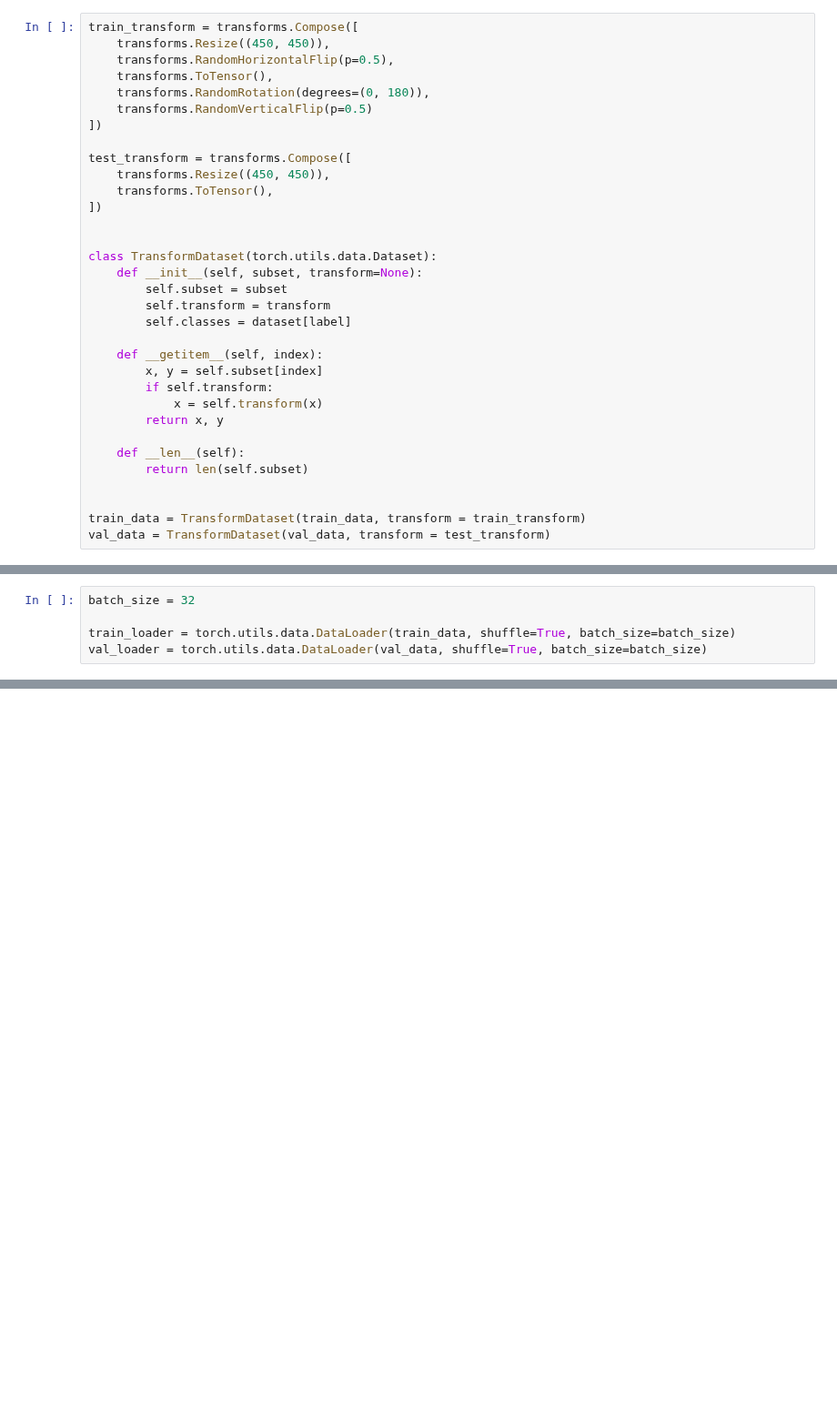
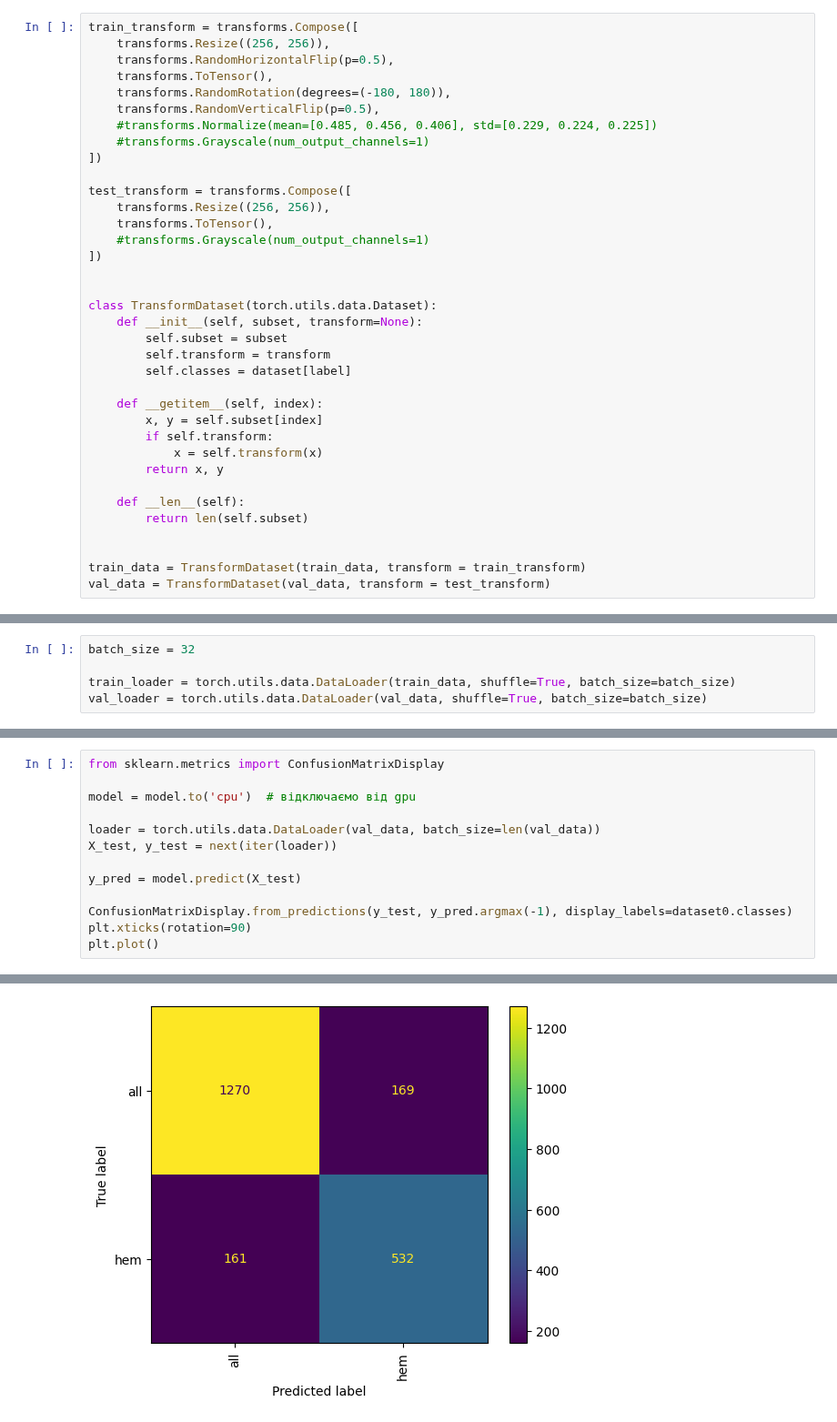
Before and after one commit to YuriiKlim/AI, a Jupyter notebook: image_clas_lab.ipynb, the cells around one changed output, grey strips where cells are left out. Shown at 91% size. Cells and saved outputs as stored; diff of their text form; blank space fills up the shorter version.

```diff
--- a/image_clas_lab.ipynb
+++ b/image_clas_lab.ipynb
@@ -48,16 +50,19 @@ train_data, val_data = random_split(dataset, [train_ratio, 1-train_ratio])
 image_tensor, label = dataset[2]
 # %%
 train_transform = transforms.Compose([
-    transforms.Resize((450, 450)),
+    transforms.Resize((256, 256)),
     transforms.RandomHorizontalFlip(p=0.5),
     transforms.ToTensor(),
-    transforms.RandomRotation(degrees=(0, 180)),
-    transforms.RandomVerticalFlip(p=0.5)
+    transforms.RandomRotation(degrees=(-180, 180)),
+    transforms.RandomVerticalFlip(p=0.5),
+    #transforms.Normalize(mean=[0.485, 0.456, 0.406], std=[0.229, 0.224, 0.225])
+    #transforms.Grayscale(num_output_channels=1)
 ])
 
 test_transform = transforms.Compose([
-    transforms.Resize((450, 450)),
+    transforms.Resize((256, 256)),
     transforms.ToTensor(),
+    #transforms.Grayscale(num_output_channels=1)
 ])
 
 
@@ -126,0 +419,14 @@ plt.imshow(grid)
+# %%
+from sklearn.metrics import ConfusionMatrixDisplay
+
+model = model.to('cpu')  # відключаємо від gpu
+
+loader = torch.utils.data.DataLoader(val_data, batch_size=len(val_data))
+X_test, y_test = next(iter(loader))
+
+y_pred = model.predict(X_test)
+
+ConfusionMatrixDisplay.from_predictions(y_test, y_pred.argmax(-1), display_labels=dataset0.classes)
+plt.xticks(rotation=90)
+plt.plot()
+# %% [output]
@@ -126,0 +434 @@ plt.imshow(grid)
+[figure, added]
```
Also changed, not shown: parts of 13 cells of this notebook.
